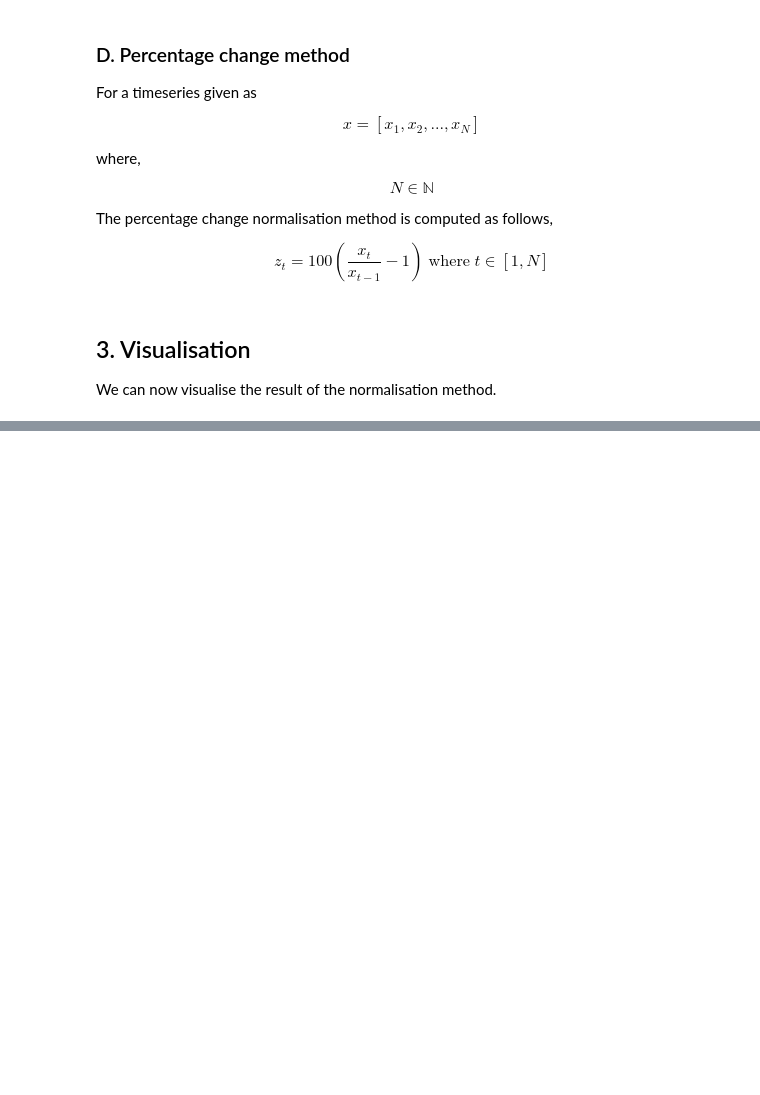
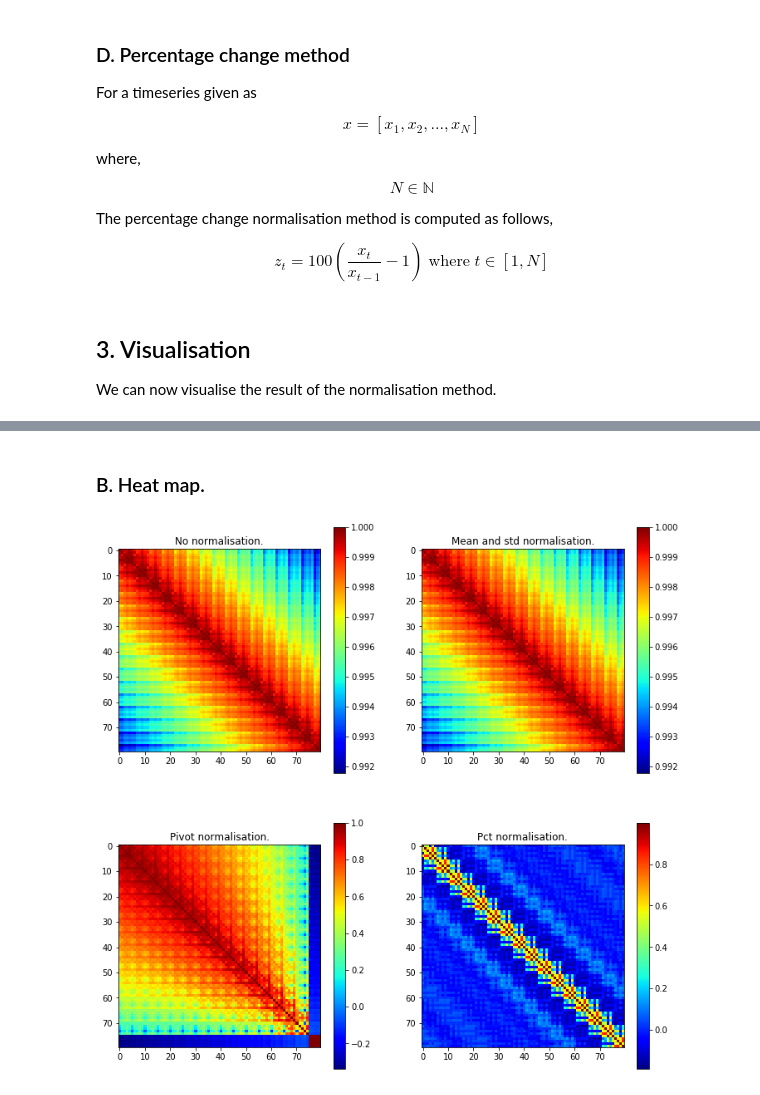
Before and after one commit to LUOFENGZHOU/njord, a Jupyter notebook: notebook/njord_handle_data.ipynb, the cells around one changed output, grey strips where cells are left out. Cells and saved outputs as stored; diff of their text form; code cells hidden in the pictures; blank space fills up the shorter version.

```diff
--- a/notebook/njord_handle_data.ipynb
+++ b/notebook/njord_handle_data.ipynb
@@ -292,0 +242,28 @@ plot_corr(df_tr_pct)
+# %% [markdown]
+### B. Heat map.
+# %%
+# Heat map.
+plt.figure(figsize=(12,12))
+plt.subplot(221)
+img = plt.imshow(df_te_w.corr())
+img.set_cmap("jet")
+plt.colorbar()
+plt.title("No normalisation.")
+plt.subplot(222)
+img = plt.imshow(df_te_std.corr())
+img.set_cmap("jet")
+plt.colorbar()
+plt.title("Mean and std normalisation.")
+plt.subplot(223)
+img = plt.imshow(df_te_pvt.corr())
+img.set_cmap("jet")
+plt.colorbar()
+plt.title("Pivot normalisation.")
+plt.subplot(224)
+img = plt.imshow(df_te_pct.corr())
+img.set_cmap("jet")
+plt.colorbar()
+plt.title("Pct normalisation.")
+plt.show()
+# %% [output]
+[figure, added]
```
Also changed, not shown: parts of 15 cells of this notebook.
